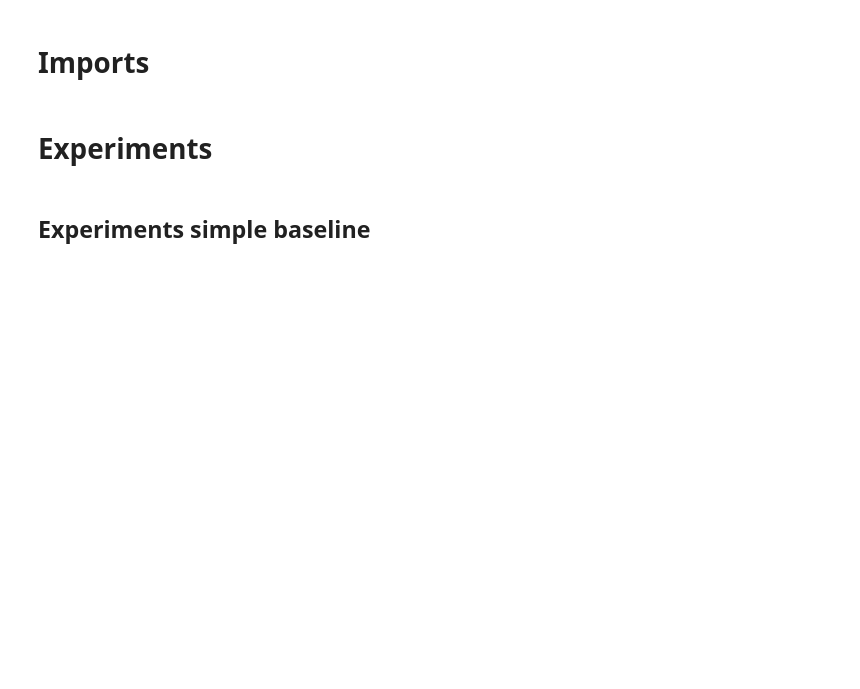
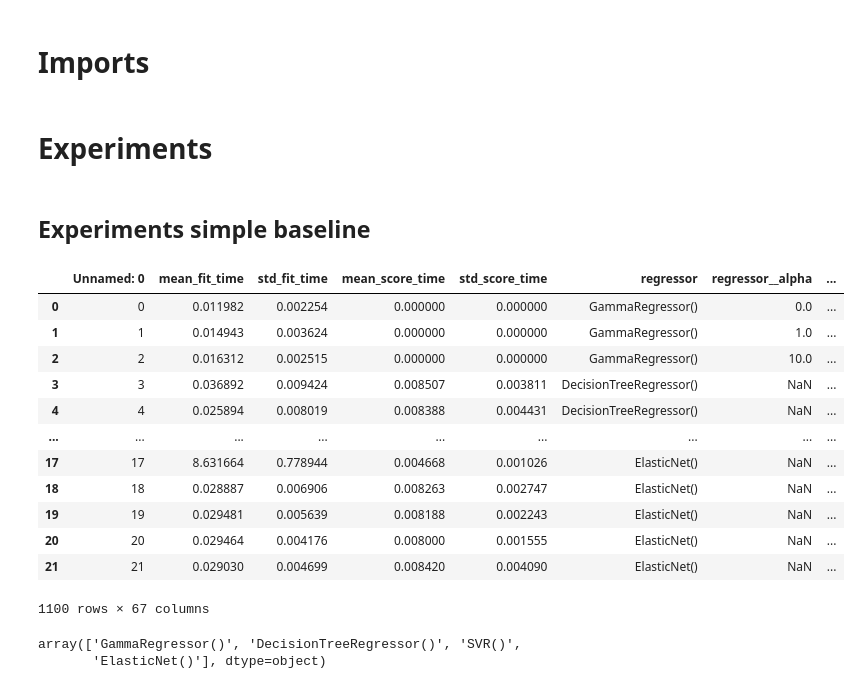
Before and after one commit to trdvangraft/thesis, a Jupyter notebook: metaengineering/results_analyser.ipynb, the cells around one changed output. Drawn from its saved outputs; the diff is of its cells as text; code cells hidden in the pictures; blank space fills up the shorter version.

```diff
--- a/metaengineering/results_analyser.ipynb
+++ b/metaengineering/results_analyser.ipynb
@@ -35,6 +45,25 @@ paths = glob.glob(dir + "/*.csv")
 # %%
 metabolites_names = [path.rsplit('/', 1)[1].removesuffix('.csv').removeprefix('Strategy.METABOLITE_CENTRIC_') for path in paths]
 df = pd.concat([
     pd.read_csv(path).assign(metabolite_id=metabolite_name)
     for path, metabolite_name in zip(paths, metabolites_names)
 ])
+df.columns = df.columns.map(lambda name: rename(name))
+df['regressor'] = df['regressor'].replace(to_replace=r'^DecisionTreeRegressor.*', value="DecisionTreeRegressor()", regex=True)
+df['mean'] = -1 * df['mean']
+df['std'] = -1 * df['std']
+df
+# %% [output]
+|  | Unnamed: 0 | mean_fit_time | std_fit_time | mean_score_time | std_score_time | regressor | regressor__alpha | ... |
+| 0 | 0 | 0.011982 | 0.002254 | 0.000000 | 0.000000 | GammaRegressor() | 0.0 | ... |
+| 1 | 1 | 0.014943 | 0.003624 | 0.000000 | 0.000000 | GammaRegressor() | 1.0 | ... |
+| 2 | 2 | 0.016312 | 0.002515 | 0.000000 | 0.000000 | GammaRegressor() | 10.0 | ... |
+| 3 | 3 | 0.036892 | 0.009424 | 0.008507 | 0.003811 | DecisionTreeRegressor() | NaN | ... |
+| 4 | 4 | 0.025894 | 0.008019 | 0.008388 | 0.004431 | DecisionTreeRegressor() | NaN | ... |
+| ... | ... | ... | ... | ... | ... | ... | ... | ... |
+| 17 | 17 | 8.631664 | 0.778944 | 0.004668 | 0.001026 | ElasticNet() | NaN | ... |
+| 18 | 18 | 0.028887 | 0.006906 | 0.008263 | 0.002747 | ElasticNet() | NaN | ... |
+| 19 | 19 | 0.029481 | 0.005639 | 0.008188 | 0.002243 | ElasticNet() | NaN | ... |
+| 20 | 20 | 0.029464 | 0.004176 | 0.008000 | 0.001555 | ElasticNet() | NaN | ... |
+| 21 | 21 | 0.029030 | 0.004699 | 0.008420 | 0.004090 | ElasticNet() | NaN | ... |
+1100 rows × 67 columns
@@ -44,0 +70,5 @@ sns.barplot(
+# %%
+df['regressor'].replace(to_replace=r'^DecisionTreeRegressor.*', value="DecisionTreeRegressor()", regex=True).unique()
+# %% [output]
+array(['GammaRegressor()', 'DecisionTreeRegressor()', 'SVR()',
+       'ElasticNet()'], dtype=object)
```
Also changed, not shown: parts of 9 cells of this notebook, 1 other file.
